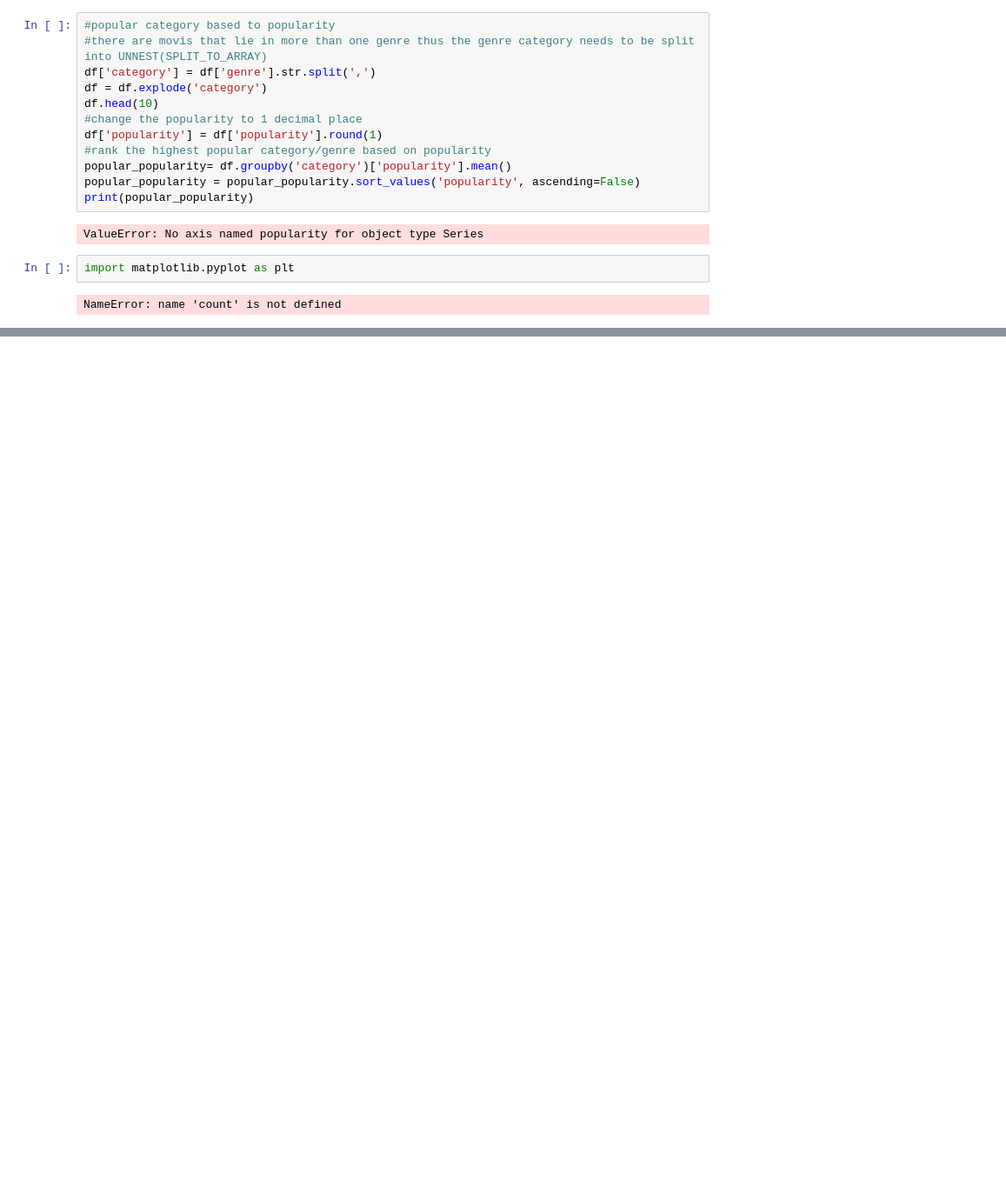
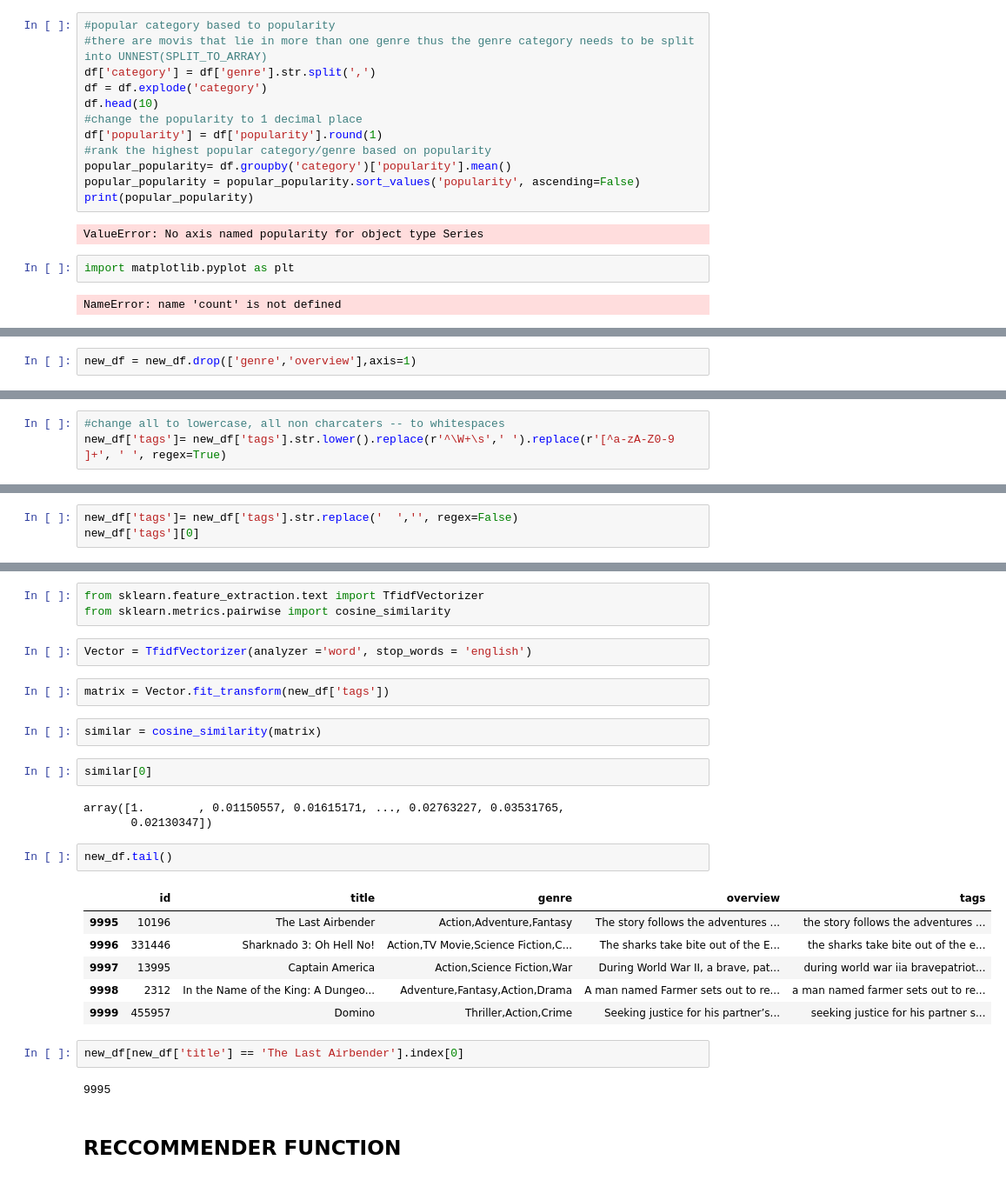
Before and after one commit to juliettmwaura/Netflix-Recommender-System-, a Jupyter notebook: netflix_recc.ipynb, the cells around one changed output, grey strips where cells are left out. Shown at 87% size. Cells and saved outputs as stored; diff of their text form; blank space fills up the shorter version.

Commit message:
tokenizer n vectorizer

```diff
--- a/netflix_recc.ipynb
+++ b/netflix_recc.ipynb
@@ -189,0 +209,2 @@ NameError: name 'count' is not defined
+# %%
+new_df = new_df.drop(['genre','overview'],axis=1)
@@ -189,0 +219,3 @@ NameError: name 'count' is not defined
+# %%
+#change all to lowercase, all non charcaters -- to whitespaces
+new_df['tags']= new_df['tags'].str.lower().replace(r'^\W+\s',' ').replace(r'[^a-zA-Z0-9 ]+', ' ', regex=True)
@@ -189,0 +226,3 @@ NameError: name 'count' is not defined
+# %%
+new_df['tags']= new_df['tags'].str.replace('  ','', regex=False)
+new_df['tags'][0]
@@ -189,0 +262,29 @@ NameError: name 'count' is not defined
+# %%
+from sklearn.feature_extraction.text import TfidfVectorizer
+from sklearn.metrics.pairwise import cosine_similarity
+# %%
+Vector = TfidfVectorizer(analyzer ='word', stop_words = 'english')
+# %%
+matrix = Vector.fit_transform(new_df['tags'])
+# %%
+similar = cosine_similarity(matrix)
+# %%
+similar[0]
+# %% [output]
+array([1.        , 0.01150557, 0.01615171, ..., 0.02763227, 0.03531765,
+       0.02130347])
+# %%
+new_df.tail()
+# %% [output]
+|  | id | title | genre | overview | tags |
+| 9995 | 10196 | The Last Airbender | Action,Adventure,Fantasy | The story follows the adventures ... | the story follows the adventures ... |
+| 9996 | 331446 | Sharknado 3: Oh Hell No! | Action,TV Movie,Science Fiction,C... | The sharks take bite out of the E... | the sharks take bite out of the e... |
+| 9997 | 13995 | Captain America | Action,Science Fiction,War | During World War II, a brave, pat... | during world war iia bravepatriot... |
+| 9998 | 2312 | In the Name of the King: A Dungeo... | Adventure,Fantasy,Action,Drama | A man named Farmer sets out to re... | a man named farmer sets out to re... |
+| 9999 | 455957 | Domino | Thriller,Action,Crime | Seeking justice for his partner’s... | seeking justice for his partner s... |
+# %%
+new_df[new_df['title'] == 'The Last Airbender'].index[0]
+# %% [output]
+9995
+# %% [markdown]
+## RECCOMMENDER FUNCTION
```
Also changed, not shown: parts of 19 cells of this notebook.
